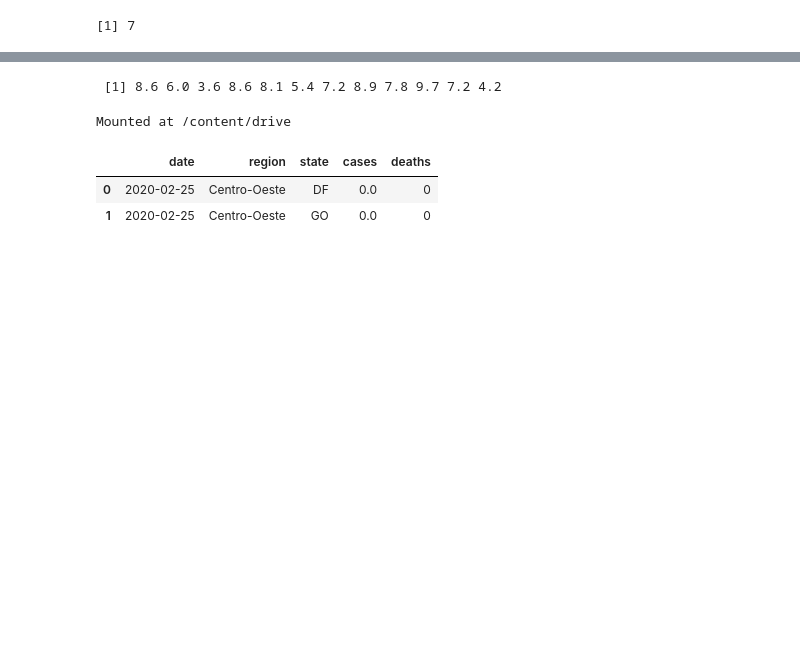
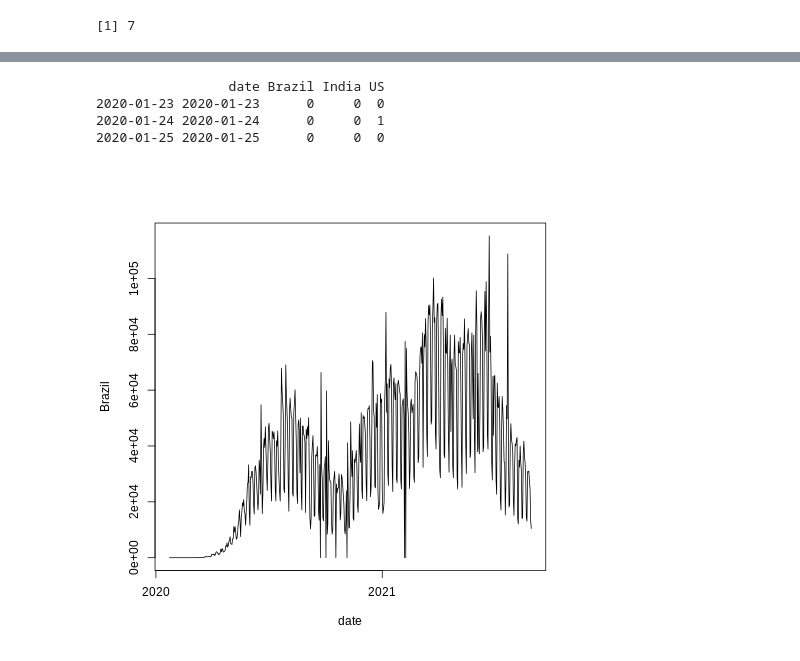
Before and after one commit to lcbjrrr/quant, a Jupyter notebook: Intro.ipynb, the cells around one changed output, grey strips where cells are left out. Saved outputs shown, nothing was run; the diff lists cells and outputs as text; code cells hidden in the pictures; blank space fills up the shorter version.

```diff
--- a/Intro.ipynb
+++ b/Intro.ipynb
@@ -101,5 +118,5 @@ df.head(2)
 # %%
 %%R
-dados<-read.csv('https://raw.githubusercontent.com/lcbjuk/IBMEC/master/notas_turma%20-%20final.csv')
-head(dados,2)
+covid <- read.csv('https://raw.githubusercontent.com/lcbjrrr/quant/master/covid19%20-%20cases.csv')
+head(covid,3)
 # %% [output]
@@ -116,26 +127,15 @@ media_por_curso
-# %%
-%%R
-nf<-dados$AP1 * 0.4 +dados$AP2 * 0.4+dados$AP3 * 0.2
-print(nf)
-# %% [output]
- [1] 8.6 6.0 3.6 8.6 8.1 5.4 7.2 8.9 7.8 9.7 7.2 4.2
-# %%
-from  google.colab import drive
-drive.mount('/content/drive')
-%%R
-covid <- read.csv('/content/drive/My Drive/IBMEC/Data Viz/brazil_covid19.csv')
-covid
-# %% [output]
-Mounted at /content/drive
-# %%
-import pandas as pd
-cov=pd.read_csv('/content/drive/My Drive/IBMEC/Data Viz/brazil_covid19.csv')
-cov.head(2)
-# %% [output]
-|  | date | region | state | cases | deaths |
-| 0 | 2020-02-25 | Centro-Oeste | DF | 0.0 | 0 |
-| 1 | 2020-02-25 | Centro-Oeste | GO | 0.0 | 0 |
-# %%
-%%R
-covid <- read.csv('/content/drive/My Drive/IBMEC/Data Viz/brazil_covid19.csv')
-covid
+# %%
+%%R
+covid$date <-  as.Date(covid$date, "%m/%d/%y")
+rownames(covid) <- covid$date
+head(covid,3)
+# %% [output]
+                 date Brazil India US
+2020-01-23 2020-01-23      0     0  0
+2020-01-24 2020-01-24      0     0  1
+2020-01-25 2020-01-25      0     0  0
+# %%
+%%R
+plot(Brazil~date,data=covid,type='l')
+# %% [output]
+[figure, added]
```
Also changed, not shown: parts of 17 cells of this notebook.
